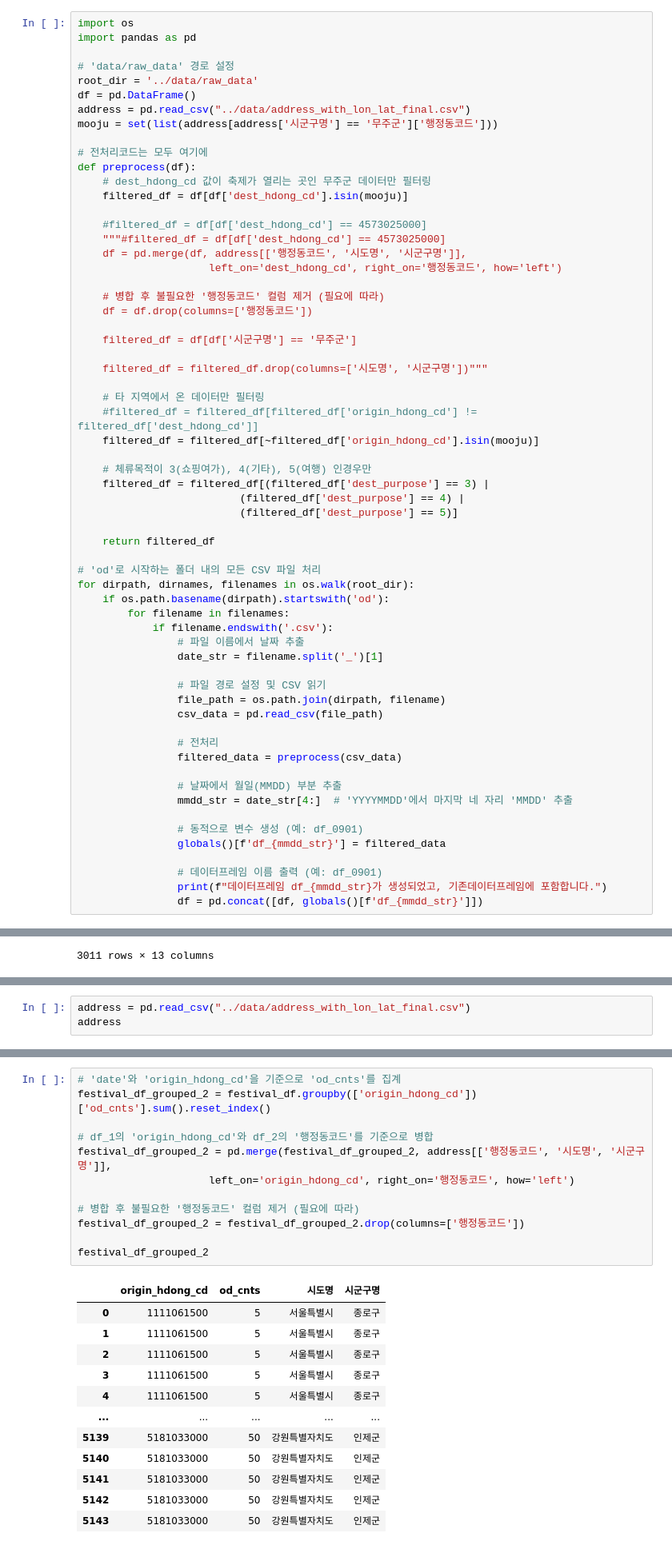
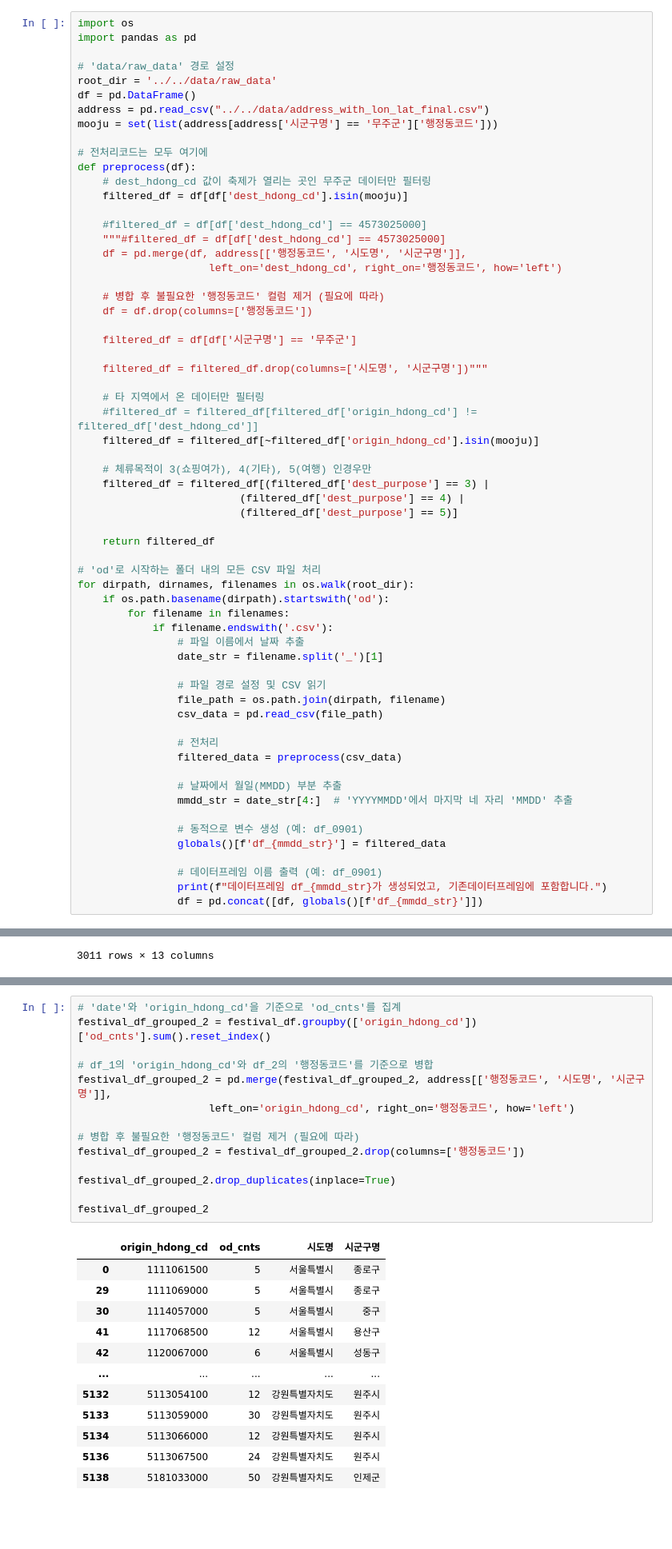
Before and after one commit to NongShiN/2024_bigcontest_muju_festival_shuttle_bus, a Jupyter notebook: EDA/chanwoong/festival_eda.ipynb, the cells around one changed output, grey strips where cells are left out. Shown at 80% size. Drawn from its saved outputs; the diff is of its cells as text; blank space fills up the shorter version.

```diff
--- a/EDA/chanwoong/festival_eda.ipynb
+++ b/EDA/chanwoong/festival_eda.ipynb
@@ -7,9 +7,9 @@ import os
 import pandas as pd
 
 # 'data/raw_data' 경로 설정
-root_dir = '../data/raw_data'
+root_dir = '../../data/raw_data'
 df = pd.DataFrame()
-address = pd.read_csv("../data/address_with_lon_lat_final.csv")
+address = pd.read_csv("../../data/address_with_lon_lat_final.csv")
 mooju = set(list(address[address['시군구명'] == '무주군']['행정동코드']))
 
 # 전처리코드는 모두 여기에
@@ -224,3 +223,0 @@ Passing `palette` without assigning `hue` is deprecated and will be removed in v
-# %%
-address = pd.read_csv("../data/address_with_lon_lat_final.csv")
-address
@@ -241,25 +224,27 @@ address
 # %%
 # 'date'와 'origin_hdong_cd'을 기준으로 'od_cnts'를 집계
 festival_df_grouped_2 = festival_df.groupby(['origin_hdong_cd'])['od_cnts'].sum().reset_index()
 
 # df_1의 'origin_hdong_cd'와 df_2의 '행정동코드'를 기준으로 병합
 festival_df_grouped_2 = pd.merge(festival_df_grouped_2, address[['행정동코드', '시도명', '시군구명']],
                      left_on='origin_hdong_cd', right_on='행정동코드', how='left')
 
 # 병합 후 불필요한 '행정동코드' 컬럼 제거 (필요에 따라)
 festival_df_grouped_2 = festival_df_grouped_2.drop(columns=['행정동코드'])
 
+festival_df_grouped_2.drop_duplicates(inplace=True)
+
 festival_df_grouped_2
 # %% [output]
 |  | origin_hdong_cd | od_cnts | 시도명 | 시군구명 |
 | 0 | 1111061500 | 5 | 서울특별시 | 종로구 |
-| 1 | 1111061500 | 5 | 서울특별시 | 종로구 |
-| 2 | 1111061500 | 5 | 서울특별시 | 종로구 |
-| 3 | 1111061500 | 5 | 서울특별시 | 종로구 |
-| 4 | 1111061500 | 5 | 서울특별시 | 종로구 |
+| 29 | 1111069000 | 5 | 서울특별시 | 종로구 |
+| 30 | 1114057000 | 5 | 서울특별시 | 중구 |
+| 41 | 1117068500 | 12 | 서울특별시 | 용산구 |
+| 42 | 1120067000 | 6 | 서울특별시 | 성동구 |
 | ... | ... | ... | ... | ... |
-| 5139 | 5181033000 | 50 | 강원특별자치도 | 인제군 |
-| 5140 | 5181033000 | 50 | 강원특별자치도 | 인제군 |
-| 5141 | 5181033000 | 50 | 강원특별자치도 | 인제군 |
-| 5142 | 5181033000 | 50 | 강원특별자치도 | 인제군 |
-| 5143 | 5181033000 | 50 | 강원특별자치도 | 인제군 |
+| 5132 | 5113054100 | 12 | 강원특별자치도 | 원주시 |
+| 5133 | 5113059000 | 30 | 강원특별자치도 | 원주시 |
+| 5134 | 5113066000 | 12 | 강원특별자치도 | 원주시 |
+| 5136 | 5113067500 | 24 | 강원특별자치도 | 원주시 |
+| 5138 | 5181033000 | 50 | 강원특별자치도 | 인제군 |
```
Also changed, not shown: parts of 11 cells of this notebook.
